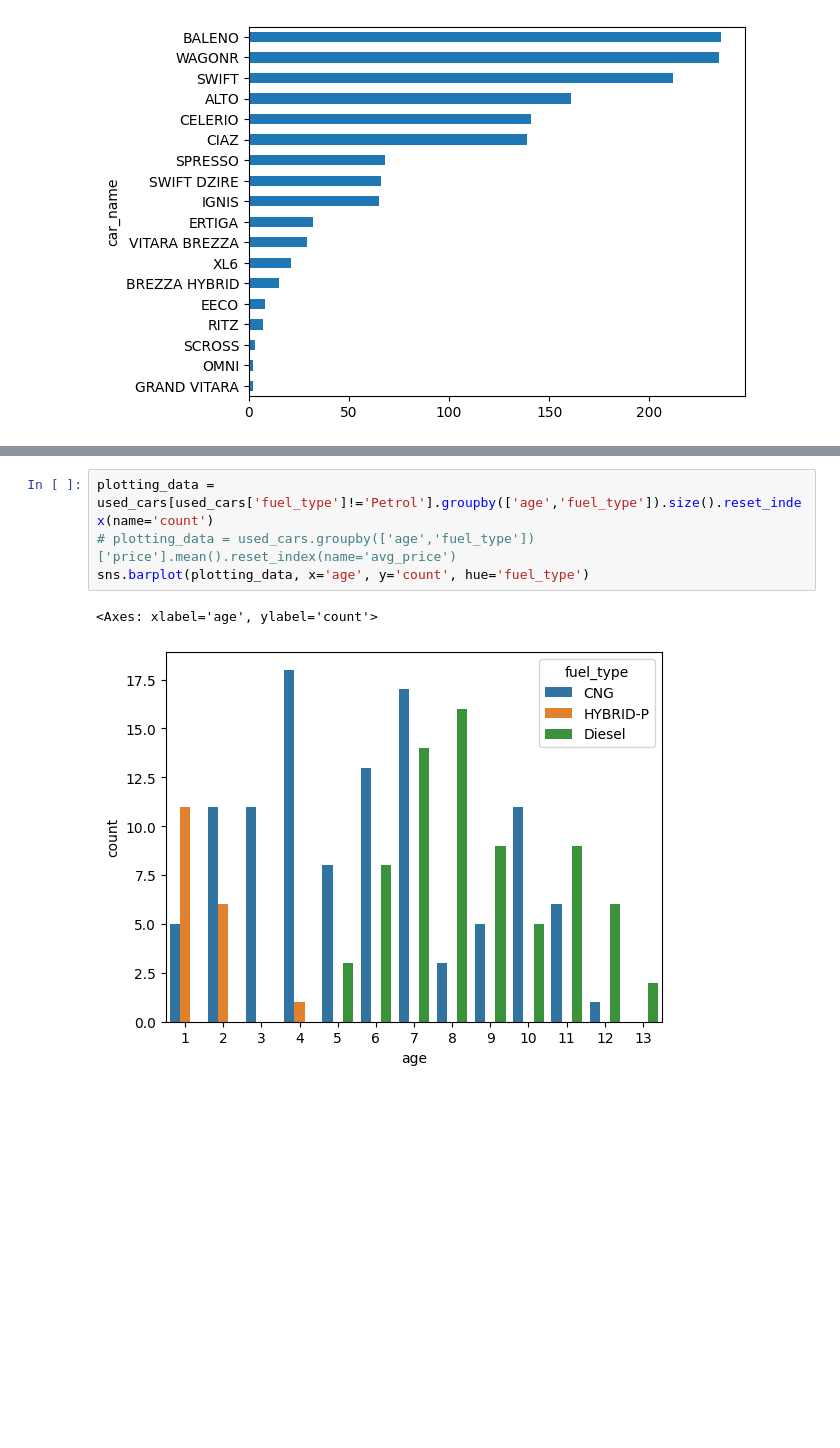
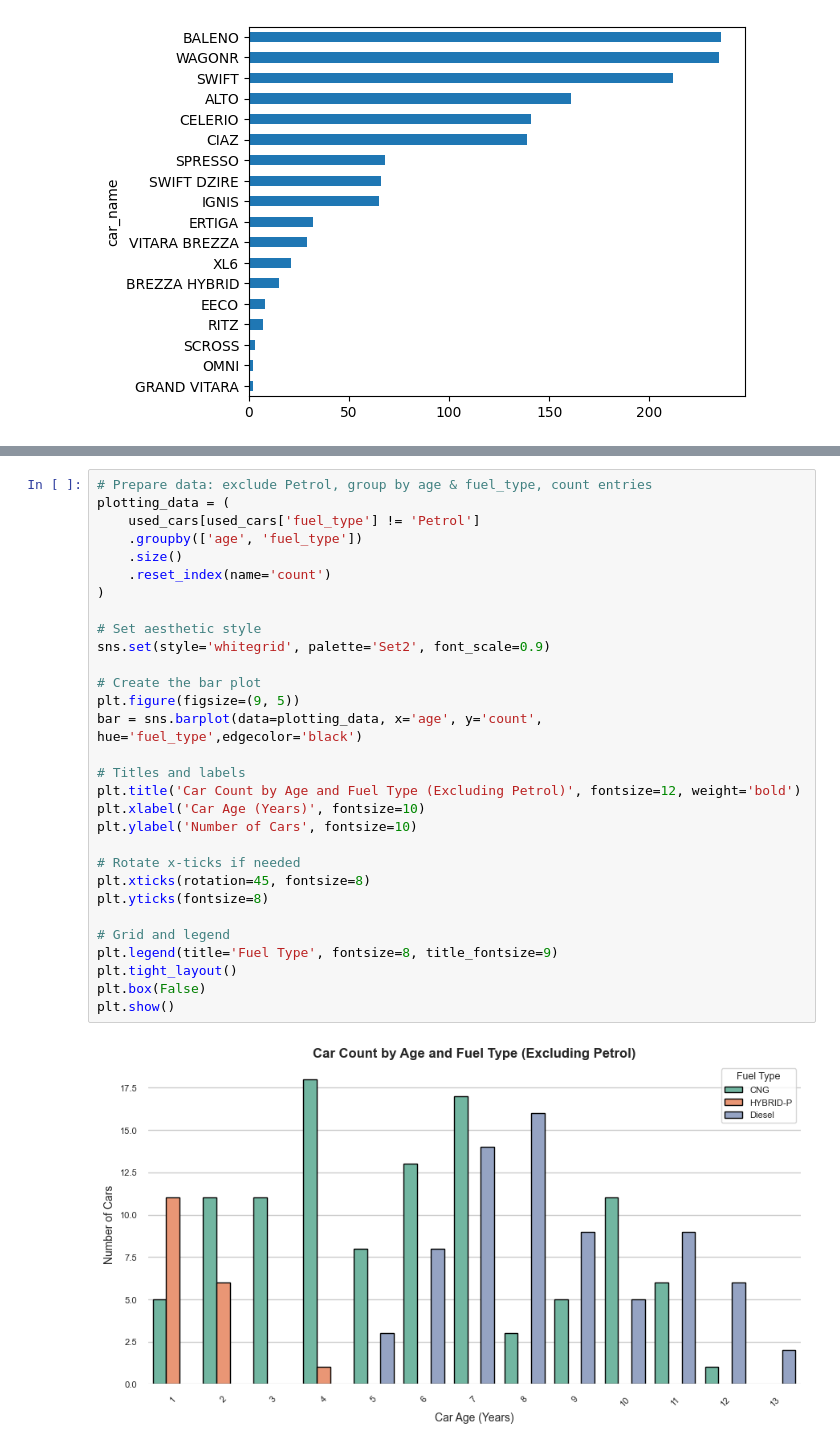
Before and after one commit to Arsh0212/Data-Analysis, a Jupyter notebook: CARS24/CARS24.ipynb, the cells around one changed output, grey strips where cells are left out. Cells and saved outputs as stored; diff of their text form; blank space fills up the shorter version.

```diff
--- a/CARS24/CARS24.ipynb
+++ b/CARS24/CARS24.ipynb
@@ -189,7 +184,32 @@ NameError: name '_ndimage_api' is not defined
 # %%
-plotting_data = used_cars[used_cars['fuel_type']!='Petrol'].groupby(['age','fuel_type']).size().reset_index(name='count')
-# plotting_data = used_cars.groupby(['age','fuel_type'])['price'].mean().reset_index(name='avg_price')
-sns.barplot(plotting_data, x='age', y='count', hue='fuel_type')
+# Prepare data: exclude Petrol, group by age & fuel_type, count entries
+plotting_data = (
+    used_cars[used_cars['fuel_type'] != 'Petrol']
+    .groupby(['age', 'fuel_type'])
+    .size()
+    .reset_index(name='count')
+)
+
+# Set aesthetic style
+sns.set(style='whitegrid', palette='Set2', font_scale=0.9)
+
+# Create the bar plot
+plt.figure(figsize=(9, 5))
+bar = sns.barplot(data=plotting_data, x='age', y='count', hue='fuel_type',edgecolor='black')
+
+# Titles and labels
+plt.title('Car Count by Age and Fuel Type (Excluding Petrol)', fontsize=12, weight='bold')
+plt.xlabel('Car Age (Years)', fontsize=10)
+plt.ylabel('Number of Cars', fontsize=10)
+
+# Rotate x-ticks if needed
+plt.xticks(rotation=45, fontsize=8)
+plt.yticks(fontsize=8)
+
+# Grid and legend
+plt.legend(title='Fuel Type', fontsize=8, title_fontsize=9)
+plt.tight_layout()
+plt.box(False)
+plt.show()
 # %% [output]
-<Axes: xlabel='age', ylabel='count'>
-[figure, old version]
+[figure, new version]
```
Also changed, not shown: parts of 7 cells of this notebook.
